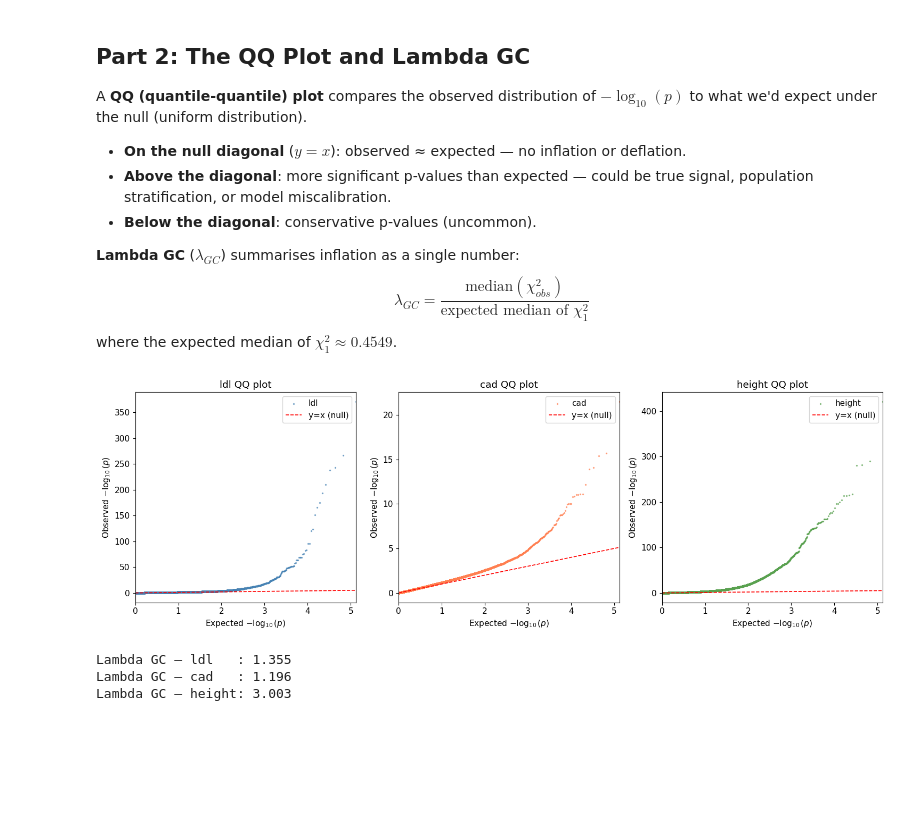
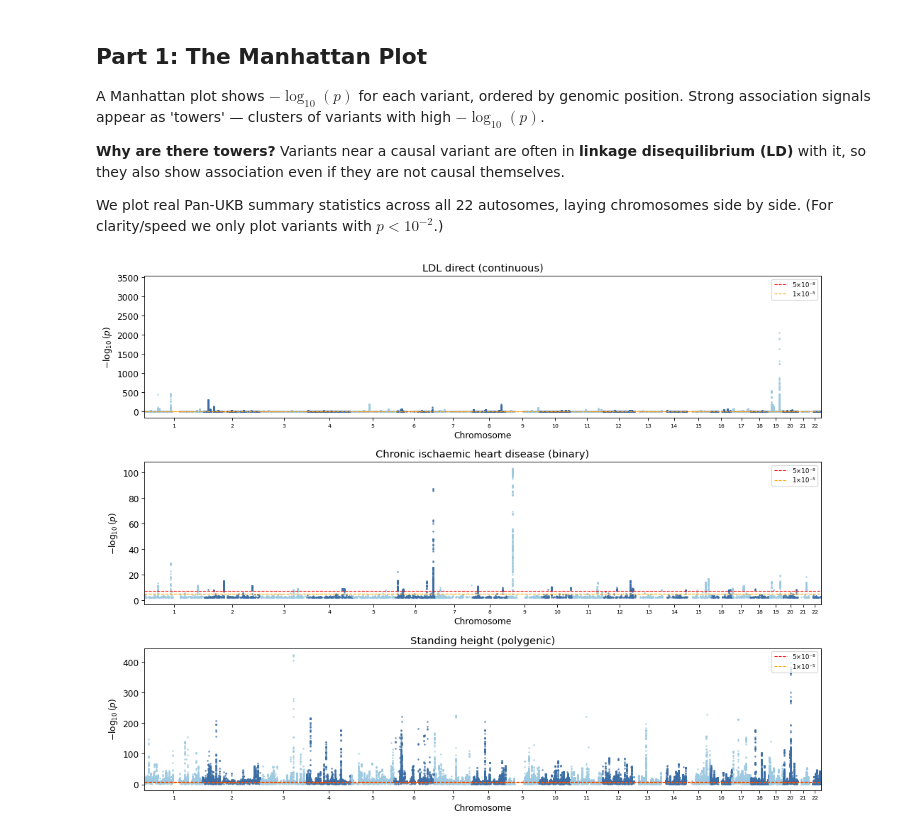
Before and after one commit to BNTechie/smartbiomed_practicals_2026, a Jupyter notebook: session2/run.ipynb, the cells around one changed output. Drawn from its saved outputs; the diff is of its cells as text; code cells hidden in the pictures; blank space fills up the shorter version.

```diff
--- a/session2/run.ipynb
+++ b/session2/run.ipynb
@@ -391,49 +371,43 @@ plt.tight_layout(); plt.show()
 # %% [markdown]
-## Part 2: The QQ Plot and Lambda GC
+## Part 1: The Manhattan Plot
 
-A **QQ (quantile-quantile) plot** compares the observed distribution of $-\log_{10}(p)$
-to what we'd expect under the null (uniform distribution).
+A Manhattan plot shows $-\log_{10}(p)$ for each variant, ordered by genomic position.
+Strong association signals appear as 'towers' — clusters of variants with high $-\log_{10}(p)$.
 
-- **On the null diagonal** ($y = x$): observed ≈ expected — no inflation or deflation.
-- **Above the diagonal**: more significant p-values than expected — could be true signal, population stratification, or model miscalibration.
-- **Below the diagonal**: conservative p-values (uncommon).
+**Why are there towers?** Variants near a causal variant are often in **linkage disequilibrium (LD)**
+with it, so they also show association even if they are not causal themselves.
 
-**Lambda GC** ($\lambda_{GC}$) summarises inflation as a single number:
-$$\lambda_{GC} = \frac{\text{median}(\chi^2_{obs})}{\text{expected median of } \chi^2_1}$$
-where the expected median of $\chi^2_1 \approx 0.4549$.
+We plot real Pan-UKB summary statistics across all 22 autosomes, laying chromosomes side by
+side. (For clarity/speed we only plot variants with $p < 10^{-2}$.)
 # %%
-def qq_plot(nlog10p, label='', ax=None, color='steelblue'):
+def manhattan_plot(chrom, pos, nlog10p, title='Manhattan plot', ax=None, thresh_plot=2.0):
     if ax is None:
-        fig, ax = plt.subplots(figsize=(5, 5))
-    n = len(nlog10p)
-    obs = np.sort(nlog10p)                       # ascending observed -log10(p)
-    exp = -np.log10(np.arange(n, 0, -1) / (n + 1))  # ascending expected -log10(p)
-    ax.scatter(exp, obs, s=2, alpha=0.6, color=color, label=label)
-    exp_max = -np.log10(1.0 / (n + 1))
-    ax.plot([0, exp_max], [0, exp_max], 'r--', linewidth=1.2, label='y=x (null)')
-    ax.set_xlim(0, exp_max)
-    if label:
-        ax.legend()
-    ax.set_xlabel(r'Expected $-\log_{10}(p)$'); ax.set_ylabel(r'Observed $-\log_{10}(p)$')
+        fig, ax = plt.subplots(figsize=(13, 4))
+    keep = nlog10p >= thresh_plot
+    chrom, pos, y = chrom[keep], pos[keep], nlog10p[keep]
+    offset, xticks, xlabels, x = 0, [], [], np.zeros(len(pos))
+    shades = ['#3b6ea5', '#9ecae1']
+    for c in range(1, 23):
+        m = chrom == c
+        if not m.any():
+            continue
+        x[m] = pos[m] + offset
+        mi = np.where(m)[0]; sel = mi[_thin(len(mi), k=2500, seed=c)]   # thin for display
+        ax.scatter(x[sel], y[sel], s=2, alpha=0.6, color=shades[c % 2], rasterized=True)
+        cmax = pos[m].max()
+        xticks.append(offset + cmax / 2); xlabels.append(str(c))
+        offset += cmax
+    ax.axhline(-np.log10(5e-8), color='red',    linestyle='--', linewidth=1, label='5×10⁻⁸')
+    ax.axhline(-np.log10(1e-5), color='orange', linestyle='--', linewidth=1, label='1×10⁻⁵')
+    ax.set_xticks(xticks); ax.set_xticklabels(xlabels, fontsize=7)
+    ax.set_xlabel('Chromosome'); ax.set_ylabel(r'$-\log_{10}(p)$')
+    ax.set_title(title); ax.set_xlim(0, offset); ax.legend(fontsize=8, loc='upper right')
     return ax
 
-fig, axes = plt.subplots(1, 3, figsize=(15, 5))
-for ax, t, col in zip(axes, REAL_TRAITS, ['steelblue', 'coral', '#59a14f']):
-    qq_plot(real[t]['nlog10p'][real[t]['rand']], label=t, ax=ax, color=col)
-    ax.set_title(f'{t} QQ plot')
+fig, axes = plt.subplots(3, 1, figsize=(13, 10))
+for ax, t in zip(axes, REAL_TRAITS):
+    manhattan_plot(real[t]['chrom'], real[t]['pos'], real[t]['nlog10p'],
+                   title=f"{REAL_LABELS[t]}", ax=ax)
 plt.tight_layout(); plt.show()
 # %% [output]
-[figure, old version]
+[figure, new version]
-# %%
-def lambda_gc(nlog10p):
-    p    = np.power(10.0, -np.clip(nlog10p, 0, 300))
-    chi2 = stats.chi2.isf(np.clip(p, 1e-300, 1), df=1)
-    return np.median(chi2) / stats.chi2.ppf(0.5, df=1)   # expected median ≈ 0.4549
-
-for t in REAL_TRAITS:
-    lam = lambda_gc(real[t]['nlog10p'][real[t]['rand']])
-    print(f"Lambda GC — {t:6s}: {lam:.3f}")
-# %% [output]
-Lambda GC — ldl   : 1.355
-Lambda GC — cad   : 1.196
-Lambda GC — height: 3.003
```
Also changed, not shown: parts of 23 cells of this notebook, 10 other files.
